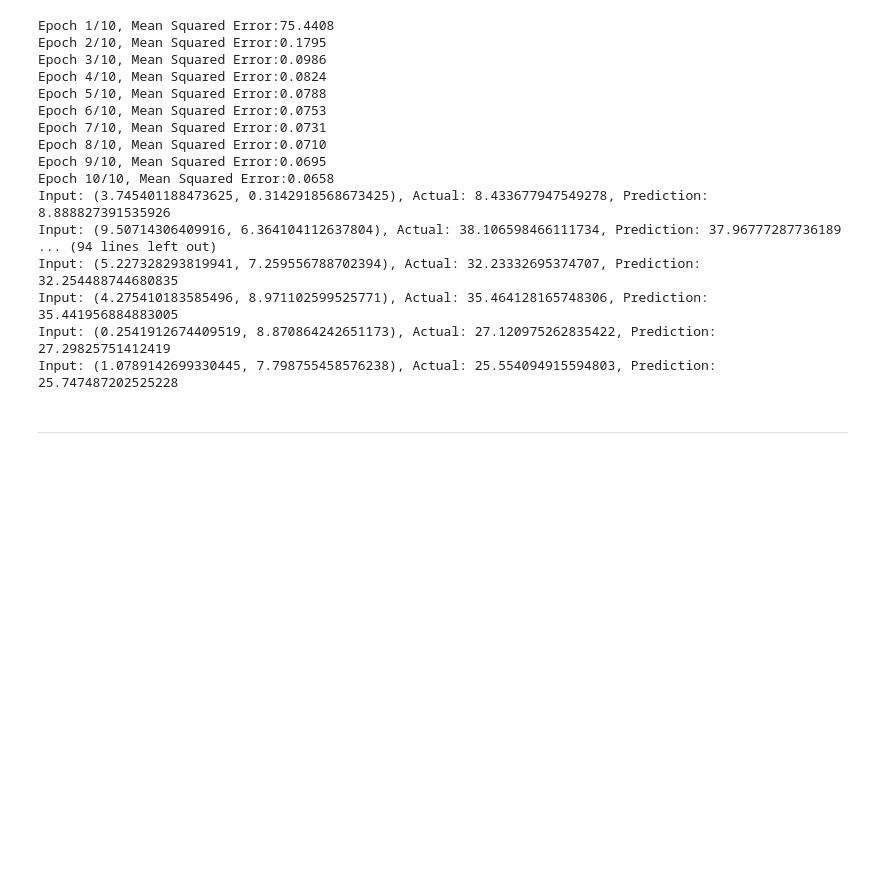
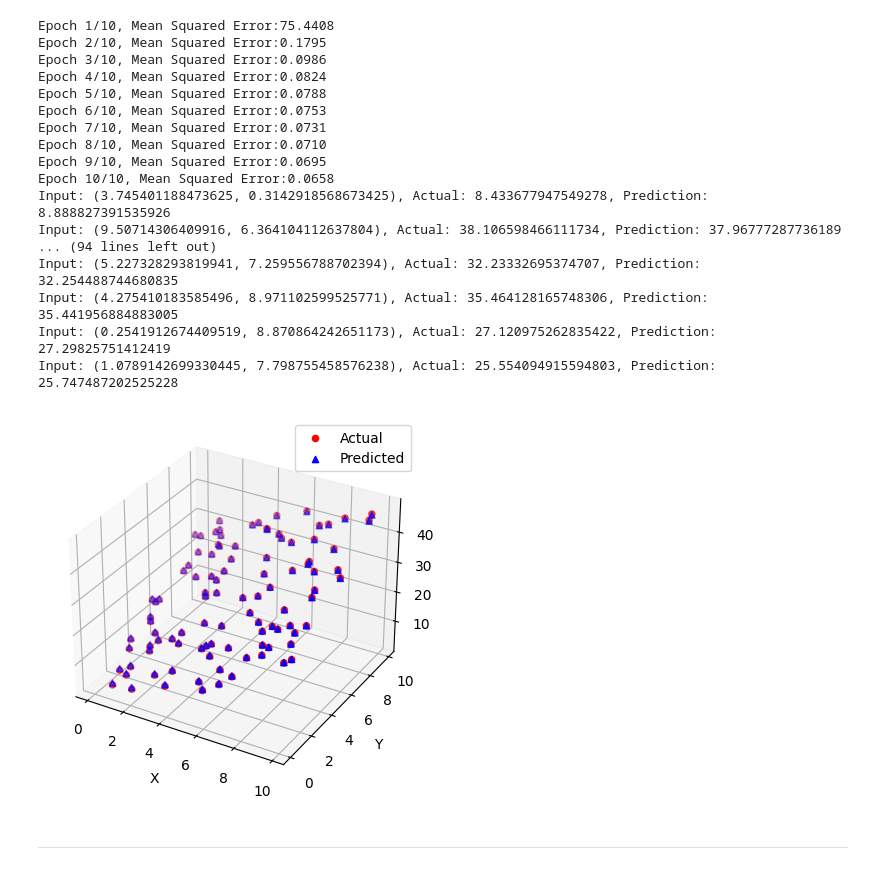
Before and after one commit to amohd63/ENCS5141-INTELLIGENT-SYSTEMS-LAB, a Jupyter notebook: Manual_ENCS5141_Exp6__Artificial_Neural_Networks.ipynb, the cells around one changed output. Drawn from its saved outputs; the diff is of its cells as text; code cells hidden in the pictures; blank space fills up the shorter version.

```diff
--- a/Manual_ENCS5141_Exp6__Artificial_Neural_Networks.ipynb
+++ b/Manual_ENCS5141_Exp6__Artificial_Neural_Networks.ipynb
@@ -134,7 +134,7 @@ At epoch: 200, Accuracy: 1.0
 # %% [markdown]
 Task 6.2: Run the same code in Example 1 with a higher learning rate [0.05, 0.1, 0.3]. Draw on your observations.
 # %%
-learning_rates = [0.05, 0.1, 0.3]
+learning_rates = [0.05, 0.1, 0.3, 0.95]
 
 for lr in learning_rates:
   print(f"Learning rate: {lr}, starting..")
@@ -368,6 +368,7 @@ plt.show()
 # %% [markdown]
 Task 6.6: Modify the code in Example 2 to approximate f(x,y) = 2x + 3y
 # %%
+import pandas as pd
 # Generate synthetic data
 np.random.seed(42) # For reproducibility
 num_samples = 100
@@ -392,6 +393,7 @@ perceptron.trainSGD(F, O)
 
 # Test the trained model
 for xx, yy in zip(x, y):
+  t = [xx, yy]
   prediction = perceptron.predict([xx, yy])
   print(f"Input: {xx, yy}, Actual: {2*xx+3*yy}, Prediction: {prediction}")
 # %% [output]
@@ -412,6 +414,39 @@ Input: (5.227328293819941, 7.259556788702394), Actual: 32.23332695374707, Predic
 Input: (4.275410183585496, 8.971102599525771), Actual: 35.464128165748306, Prediction: 35.441956884883005
 Input: (0.2541912674409519, 8.870864242651173), Actual: 27.120975262835422, Prediction: 27.29825751412419
 Input: (1.0789142699330445, 7.798755458576238), Actual: 25.554094915594803, Prediction: 25.747487202525228
+# %%
+import matplotlib.pyplot as plt
+
+predictions = []
+actual = []
+
+for xx, yy in zip(x, y):
+  prediction = perceptron.predict([xx, yy])
+  predictions.append(prediction)
+  actual.append(2*xx+3*yy)
+
+# Create a 3D scatter plot
+fig = plt.figure()
+ax = fig.add_subplot(111, projection='3d')
+
+# Scatter plot for training set
+ax.scatter(x, y, actual, c='r', marker='o', label='Actual')
+
+# Scatter plot for validation set
+ax.scatter(x, y, predictions, c='b', marker='^', label='Predicted')
+
+# Set labels and title
+ax.set_xlabel('X')
+ax.set_ylabel('Y')
+ax.set_zlabel('Z')
+
+# Add legend
+ax.legend()
+
+# Show plot
+plt.show()
+# %% [output]
+[figure, added]
 # %% [markdown]
 ---
 # %% [markdown]
```
Also changed, not shown: parts of 2 cells of this notebook.
